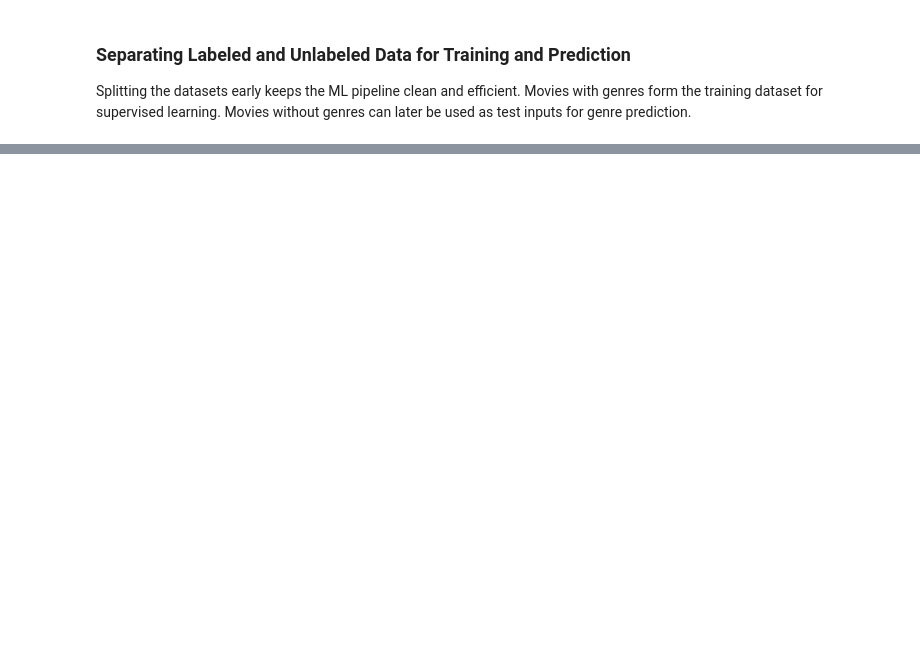
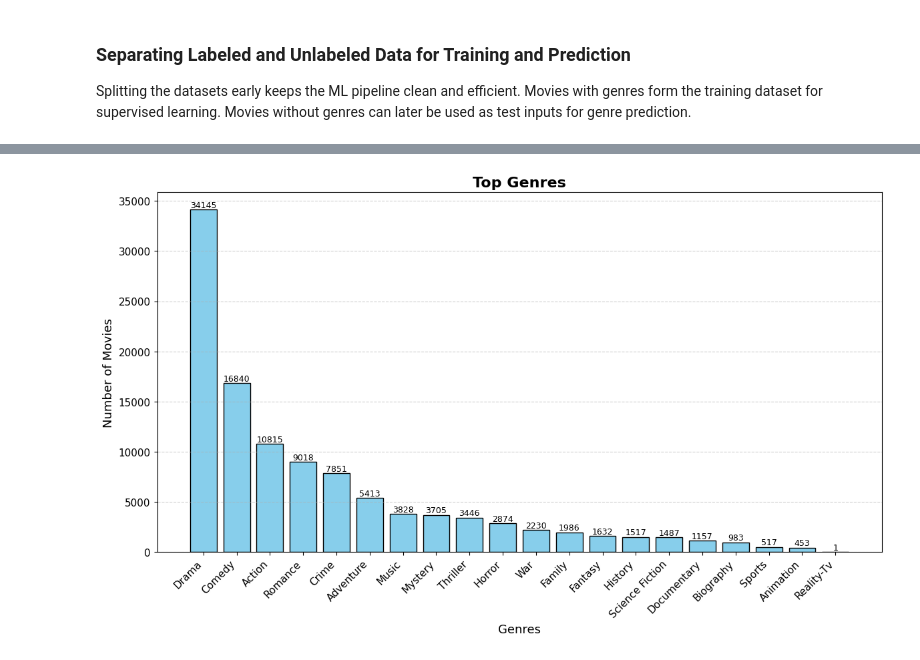
Before and after one commit to BlackNinjaKR/TAGRAI, a Jupyter notebook: Notebook/TAGRAI.ipynb, the cells around one changed output, grey strips where cells are left out. Drawn from its saved outputs; the diff is of its cells as text; code cells hidden in the pictures; blank space fills up the shorter version.

```diff
--- a/Notebook/TAGRAI.ipynb
+++ b/Notebook/TAGRAI.ipynb
@@ -584,0 +723,27 @@ Movie_Test.csv created with 5146 entries
+# %%
+all_genres = df['genres'].dropna().str.split(", ").sum()
+genre_counts = Counter(all_genres)
+
+top_n = 30
+top_genres = genre_counts.most_common(top_n)
+genres, counts = zip(*top_genres)
+
+# Plot
+plt.figure(figsize=(14, 7))
+bars = plt.bar(genres, counts, color='skyblue', edgecolor='black')
+
+# Add value labels on bars
+for bar in bars:
+    height = bar.get_height()
+    plt.text(bar.get_x() + bar.get_width()/2, height + 10, f'{height}',
+             ha='center', va='bottom', fontsize=9)
+
+plt.title(f"Top Genres", fontsize=16, weight='bold')
+plt.xlabel("Genres", fontsize=13)
+plt.ylabel("Number of Movies", fontsize=13)
+plt.xticks(rotation=45, ha='right', fontsize=11)
+plt.yticks(fontsize=11)
+plt.grid(axis='y', linestyle='--', alpha=0.6)
+plt.show()
+# %% [output]
+[figure, added]
```
Also changed, not shown: parts of 14 cells of this notebook, 7 other files.
